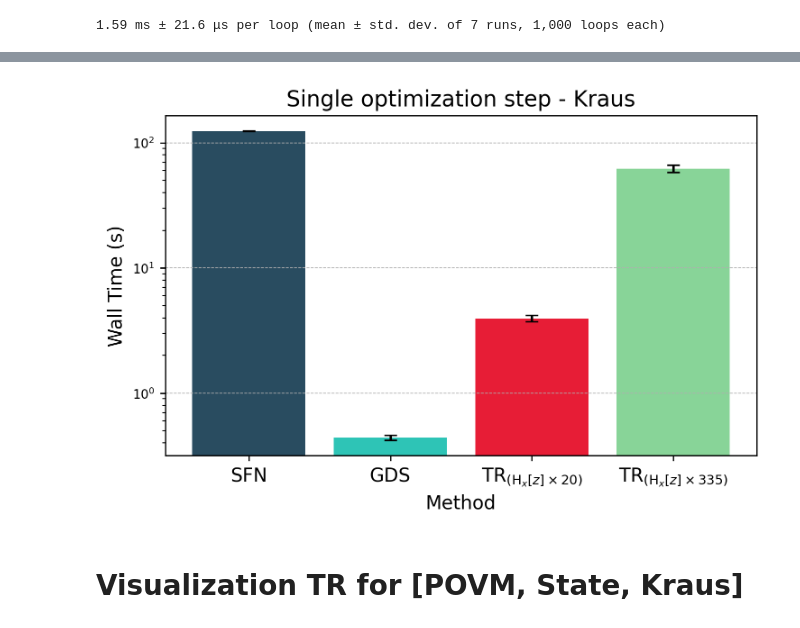
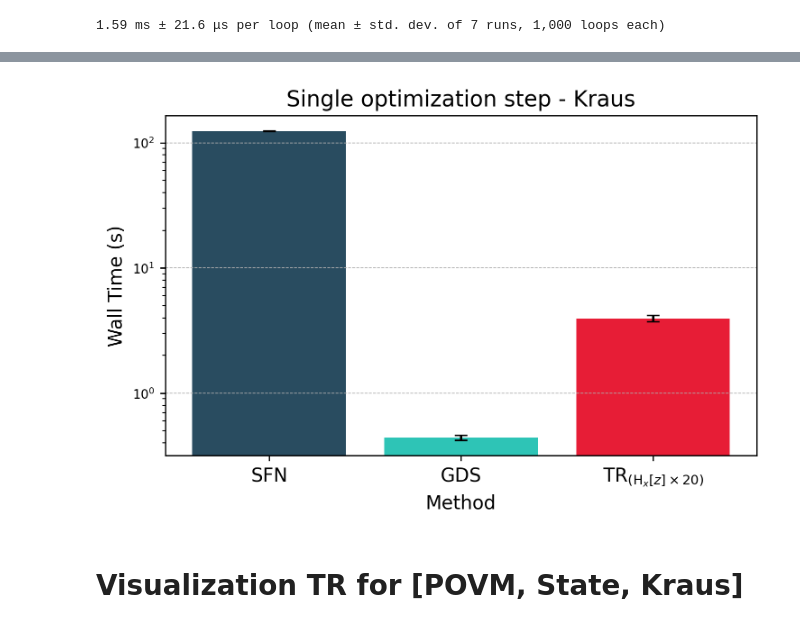
Before and after one commit to EmilianoG-byte/iqm-benchmarks, a Jupyter notebook: playground/hessian/trust_region.ipynb, the cells around one changed output, grey strips where cells are left out. Cells and saved outputs as stored; diff of their text form; code cells hidden in the pictures.

```diff
--- a/playground/hessian/trust_region.ipynb
+++ b/playground/hessian/trust_region.ipynb
@@ -1293,25 +1308,25 @@ Trust Region average time: 62133.65 ms ± 3986.51 ms
 # %%
 current_num_iters = 20
 hz_current_scale_kraus = average_and_error_times_scalar(hz_kraus, current_num_iters)
 tr_current_total_kraus = average_and_error_of_sum(tr_main_kraus, hz_current_scale_kraus)
 
 times_dict_kraus = {
     "SFN": sfn_kraus,  # seconds
     "GDS": gds_kraus,  # seconds
     rf"TR$_{{(\mathsf{{H}}_x[z] \times {current_num_iters:.0f})}}$": tr_current_total_kraus,
-    rf"TR$_{{(\mathsf{{H}}_x[z] \times {hz_repeats_estimation_kraus:.0f})}}$": tr_total_kraus  # seconds
+    # rf"TR$_{{(\mathsf{{H}}_x[z] \times {hz_repeats_estimation_kraus:.0f})}}$": tr_total_kraus  # seconds
 }
 
 plot_bars_with_error(
     data=times_dict_kraus,
     title="Single optimization step - Kraus",
     ylabel="Wall Time (s)",
     xlabel="Method",
     use_log_scale=True,
     bar_spacing=1.0
 )
 # %% [output]
-[figure, old version]
+[figure, new version]
 # %% [markdown]
 # Visualization TR for [POVM, State, Kraus]
 # %%
```
Also changed, not shown: parts of 16 cells of this notebook, 5 other files.
